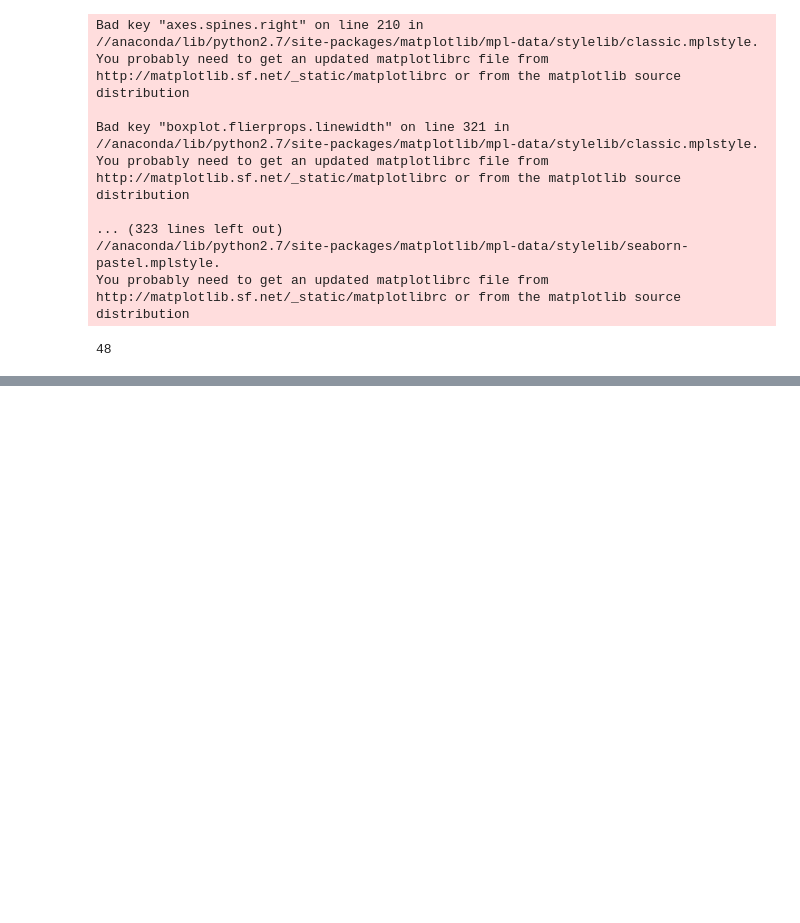
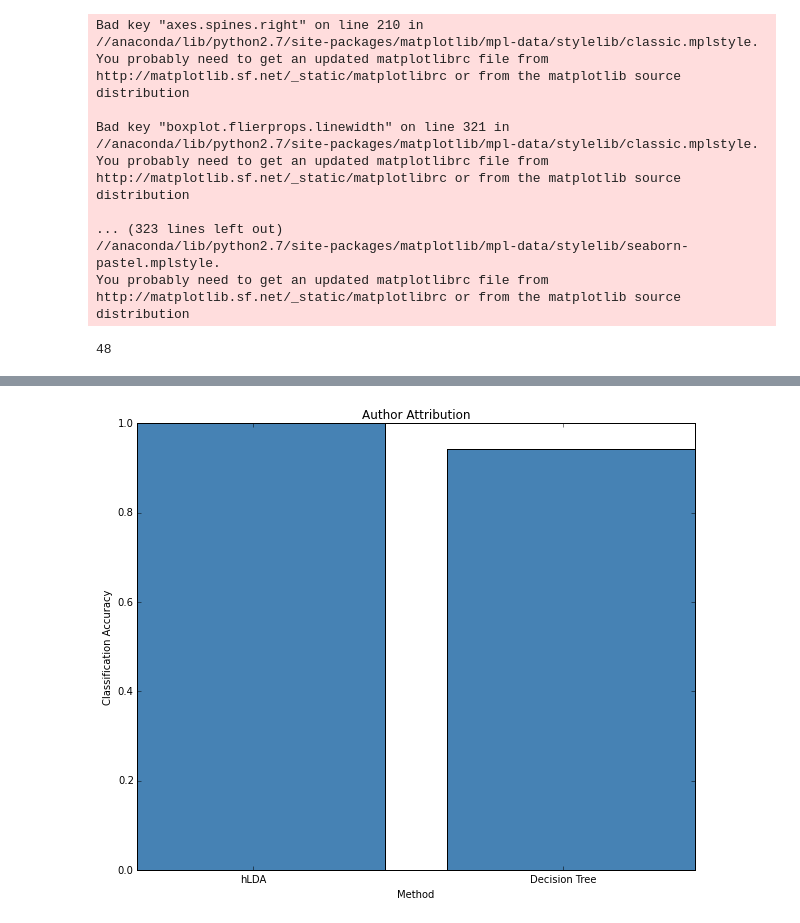
Before and after one commit to amauboussin/cs281-final-project, a Jupyter notebook: plot authors.ipynb, the cells around one changed output, grey strips where cells are left out. Drawn from its saved outputs; the diff is of its cells as text; code cells hidden in the pictures; blank space fills up the shorter version.

```diff
--- a/plot authors.ipynb
+++ b/plot authors.ipynb
@@ -85,3 +119,19 @@ data = {
+# %%
+# authors
+data = {
+'hLDA' : 1.,
+'Decision Tree' : 0.943089751,
+}
+
+plt.figure(figsize=(10,8))
+
+plot(data)
+plt.title('Author Attribution')
+plt.xlabel('Method')
+plt.ylabel('Classification Accuracy')
+plt.show()
+# %% [output]
+[figure, added]
 # %%
 def plot(data):
 
```
Also changed, not shown: parts of 10 cells of this notebook, 4 other files.
